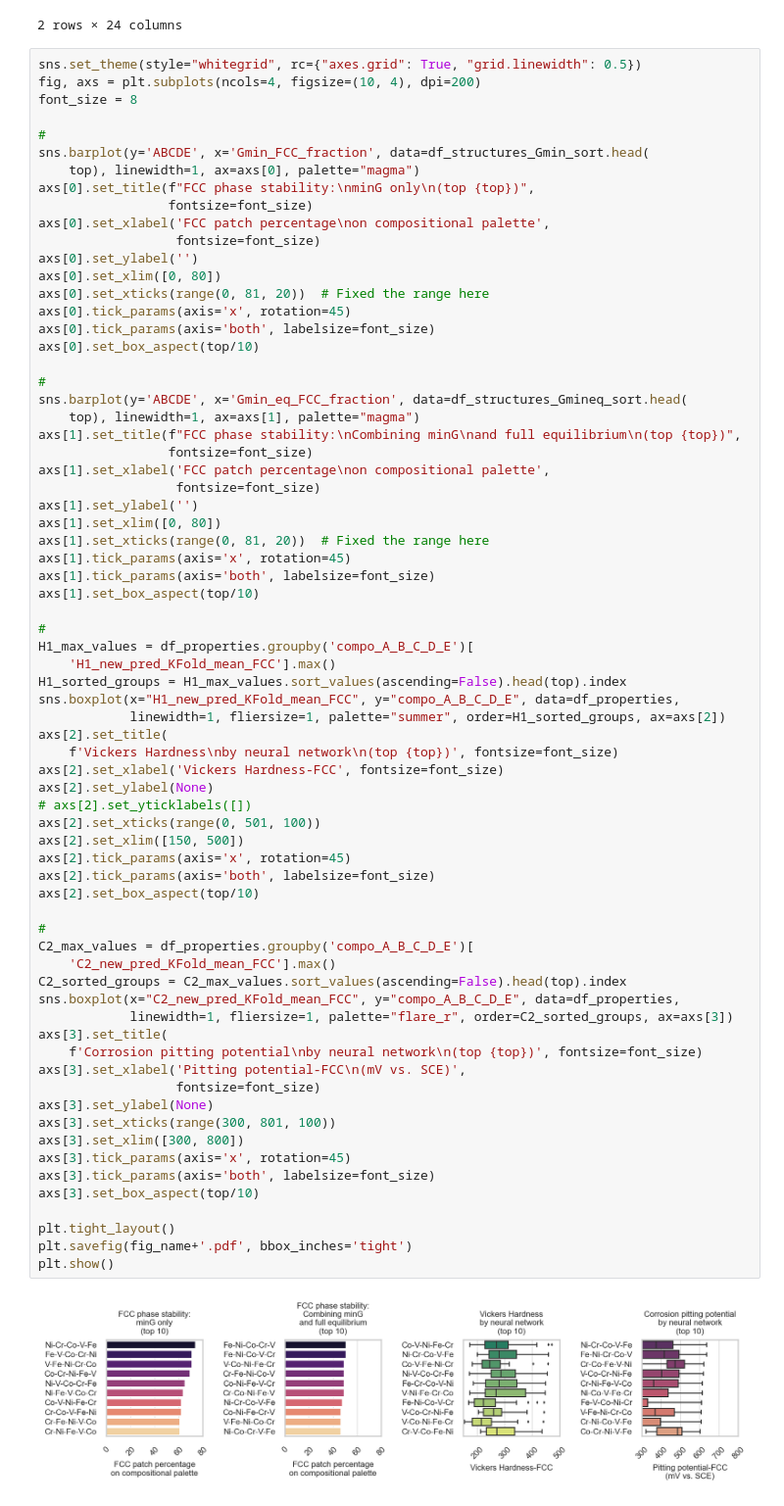
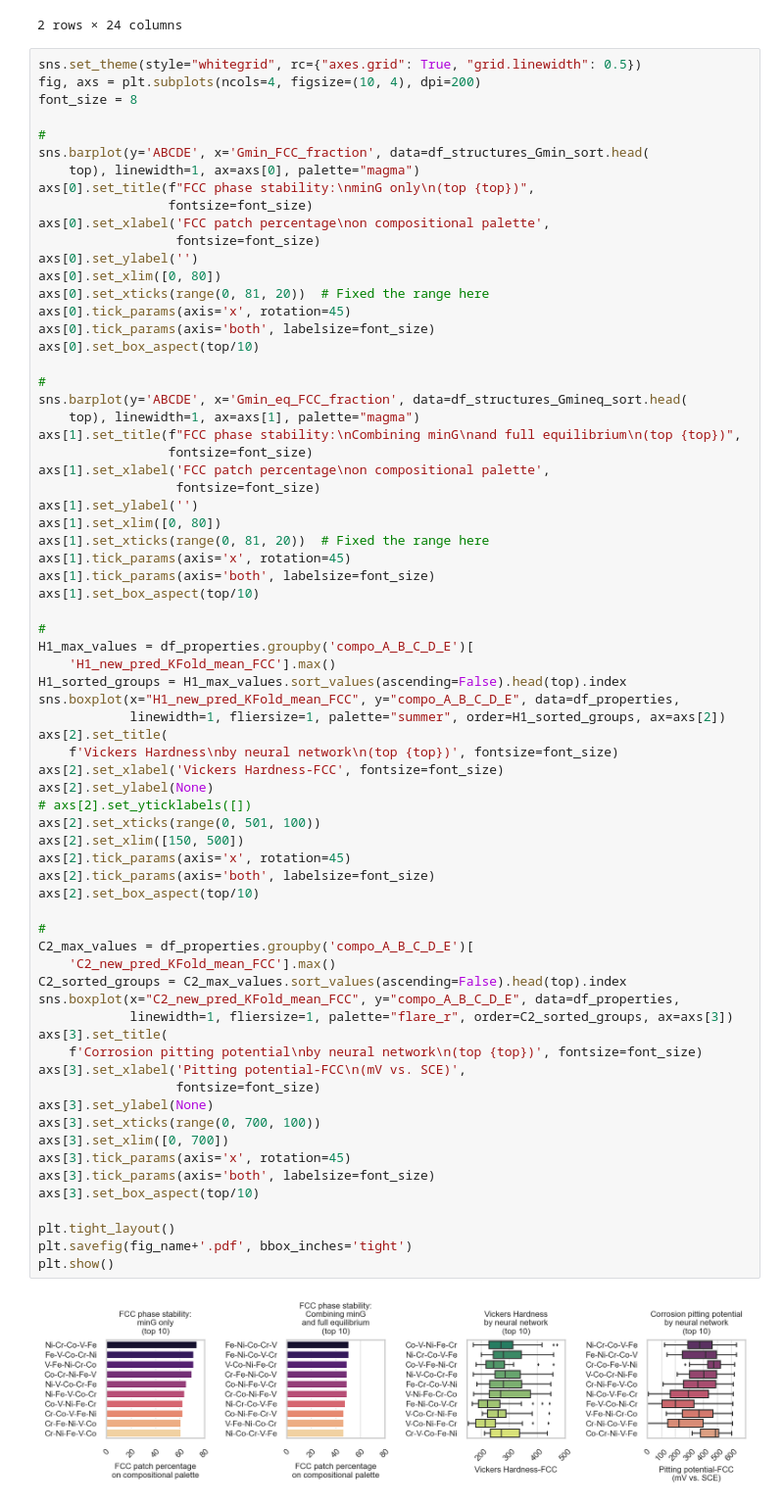
Before and after one commit to YXWU2014/combinatorial_mixing, a Jupyter notebook: v6_Fe_Cr_Ni_Co_V_Sputtering/v6_Fe_Cr_Ni_Co_V_SSS_FCC_byCompo_wt_pct_ML_fcc_edit.ipynb, the cells around one changed output. Shown: that part at 98% size. Saved outputs shown, nothing was run; the diff lists cells and outputs as text.

```diff
--- a/v6_Fe_Cr_Ni_Co_V_Sputtering/v6_Fe_Cr_Ni_Co_V_SSS_FCC_byCompo_wt_pct_ML_fcc_edit.ipynb
+++ b/v6_Fe_Cr_Ni_Co_V_Sputtering/v6_Fe_Cr_Ni_Co_V_SSS_FCC_byCompo_wt_pct_ML_fcc_edit.ipynb
@@ -80,33 +80,33 @@ sns.boxplot(x="H1_new_pred_KFold_mean_FCC", y="compo_A_B_C_D_E", data=df_propert
 axs[2].set_title(
     f'Vickers Hardness\nby neural network\n(top {top})', fontsize=font_size)
 axs[2].set_xlabel('Vickers Hardness-FCC', fontsize=font_size)
 axs[2].set_ylabel(None)
 # axs[2].set_yticklabels([])
 axs[2].set_xticks(range(0, 501, 100))
 axs[2].set_xlim([150, 500])
 axs[2].tick_params(axis='x', rotation=45)
 axs[2].tick_params(axis='both', labelsize=font_size)
 axs[2].set_box_aspect(top/10)
 
 #
 C2_max_values = df_properties.groupby('compo_A_B_C_D_E')[
     'C2_new_pred_KFold_mean_FCC'].max()
 C2_sorted_groups = C2_max_values.sort_values(ascending=False).head(top).index
 sns.boxplot(x="C2_new_pred_KFold_mean_FCC", y="compo_A_B_C_D_E", data=df_properties,
             linewidth=1, fliersize=1, palette="flare_r", order=C2_sorted_groups, ax=axs[3])
 axs[3].set_title(
     f'Corrosion pitting potential\nby neural network\n(top {top})', fontsize=font_size)
 axs[3].set_xlabel('Pitting potential-FCC\n(mV vs. SCE)',
                   fontsize=font_size)
 axs[3].set_ylabel(None)
-axs[3].set_xticks(range(300, 801, 100))
-axs[3].set_xlim([300, 800])
+axs[3].set_xticks(range(0, 700, 100))
+axs[3].set_xlim([0, 700])
 axs[3].tick_params(axis='x', rotation=45)
 axs[3].tick_params(axis='both', labelsize=font_size)
 axs[3].set_box_aspect(top/10)
 
 plt.tight_layout()
 plt.savefig(fig_name+'.pdf', bbox_inches='tight')
 plt.show()
 # %% [output]
-[figure, old version]
+[figure, new version]
```
Also changed, not shown: 1 other file.
